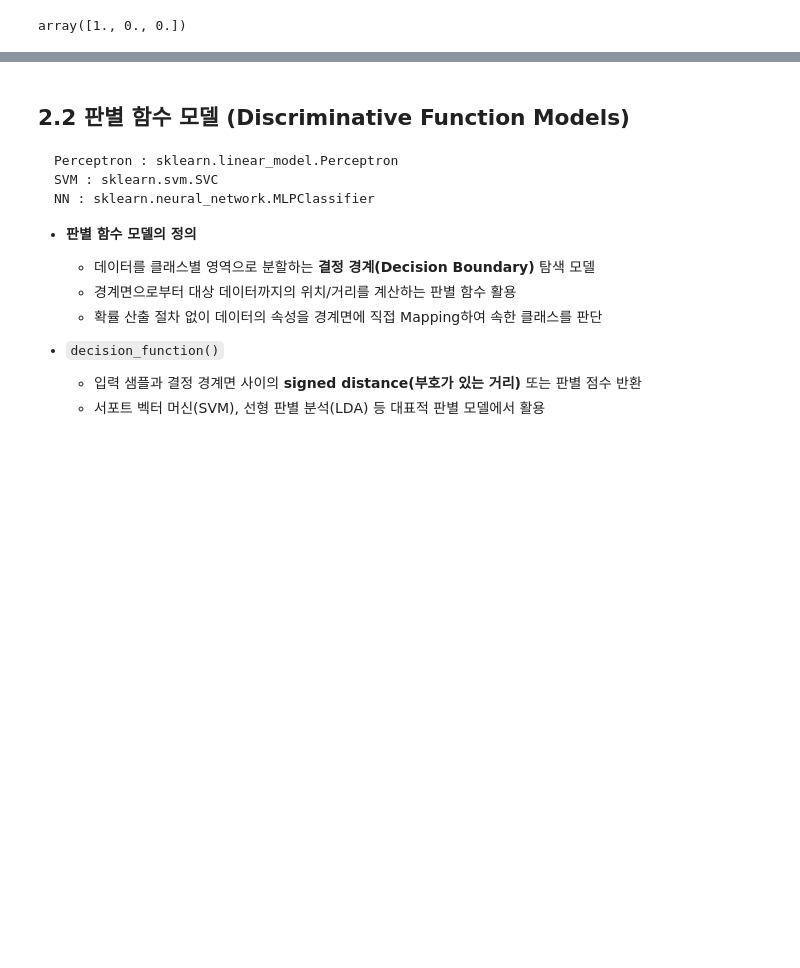
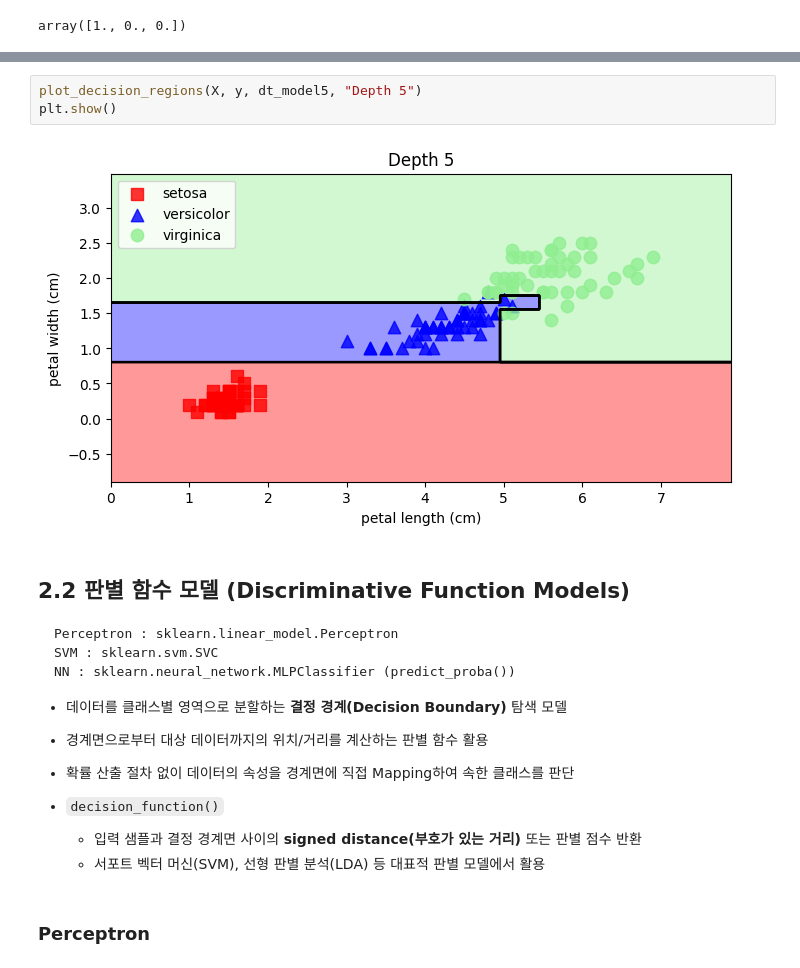
Before and after one commit to chjogit/ai, a Jupyter notebook: source/08_MachineLearning/ch3_분류_분석.ipynb, the cells around one changed output, grey strips where cells are left out. Saved outputs shown, nothing was run; the diff lists cells and outputs as text; blank space fills up the shorter version.

````diff
--- a/source/08_MachineLearning/ch3_분류_분석.ipynb
+++ b/source/08_MachineLearning/ch3_분류_분석.ipynb
@@ -393,15 +454,22 @@ array([1., 0., 0.])
+# %%
+plot_decision_regions(X, y, dt_model5, "Depth 5")
+plt.show()
+# %% [output]
+[figure, added]
 # %% [markdown]
 ## 2.2 판별 함수 모델 (Discriminative Function Models)
 ```
 Perceptron : sklearn.linear_model.Perceptron
 SVM : sklearn.svm.SVC
-NN : sklearn.neural_network.MLPClassifier
+NN : sklearn.neural_network.MLPClassifier (predict_proba())
 ```
-* **판별 함수 모델의 정의**
-    * 데이터를 클래스별 영역으로 분할하는 **결정 경계(Decision Boundary)** 탐색 모델
-    * 경계면으로부터 대상 데이터까지의 위치/거리를 계산하는 판별 함수 활용
-    * 확률 산출 절차 없이 데이터의 속성을 경계면에 직접 Mapping하여 속한 클래스를 판단
+
+* 데이터를 클래스별 영역으로 분할하는 **결정 경계(Decision Boundary)** 탐색 모델
+* 경계면으로부터 대상 데이터까지의 위치/거리를 계산하는 판별 함수 활용
+* 확률 산출 절차 없이 데이터의 속성을 경계면에 직접 Mapping하여 속한 클래스를 판단
 
 * `decision_function()`
     * 입력 샘플과 결정 경계면 사이의 **signed distance(부호가 있는 거리)** 또는 판별 점수 반환
     * 서포트 벡터 머신(SVM), 선형 판별 분석(LDA) 등 대표적 판별 모델에서 활용
+# %% [markdown]
+### Perceptron
````
Also changed, not shown: parts of 51 cells of this notebook, 12 other files.
